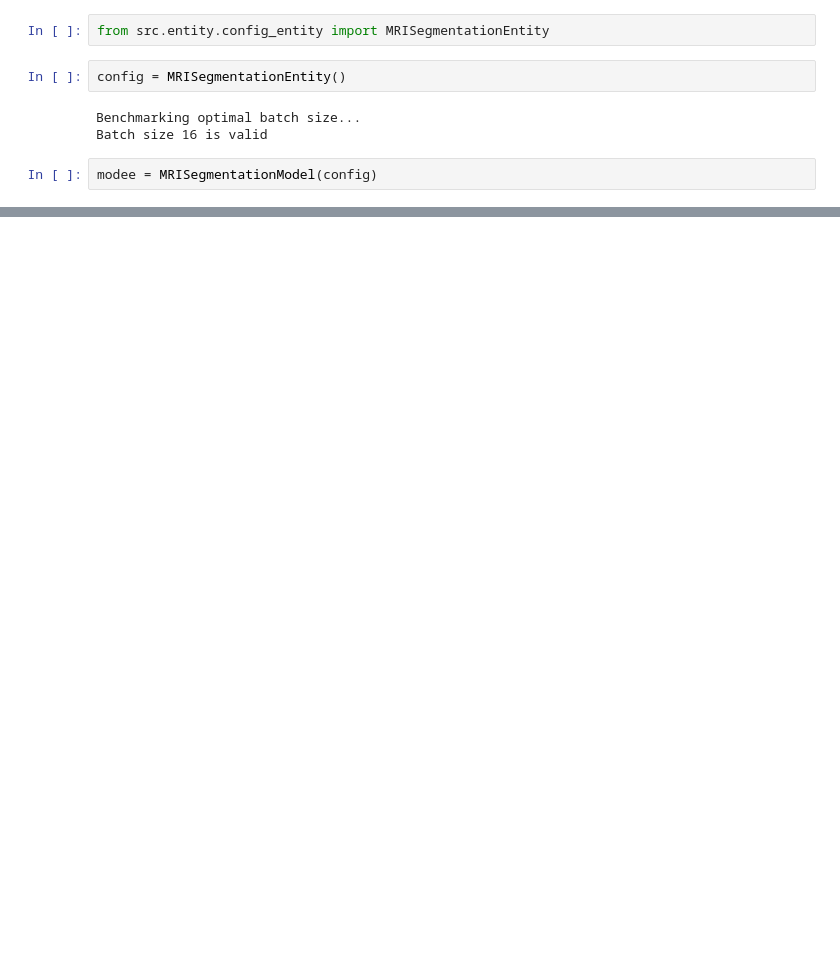
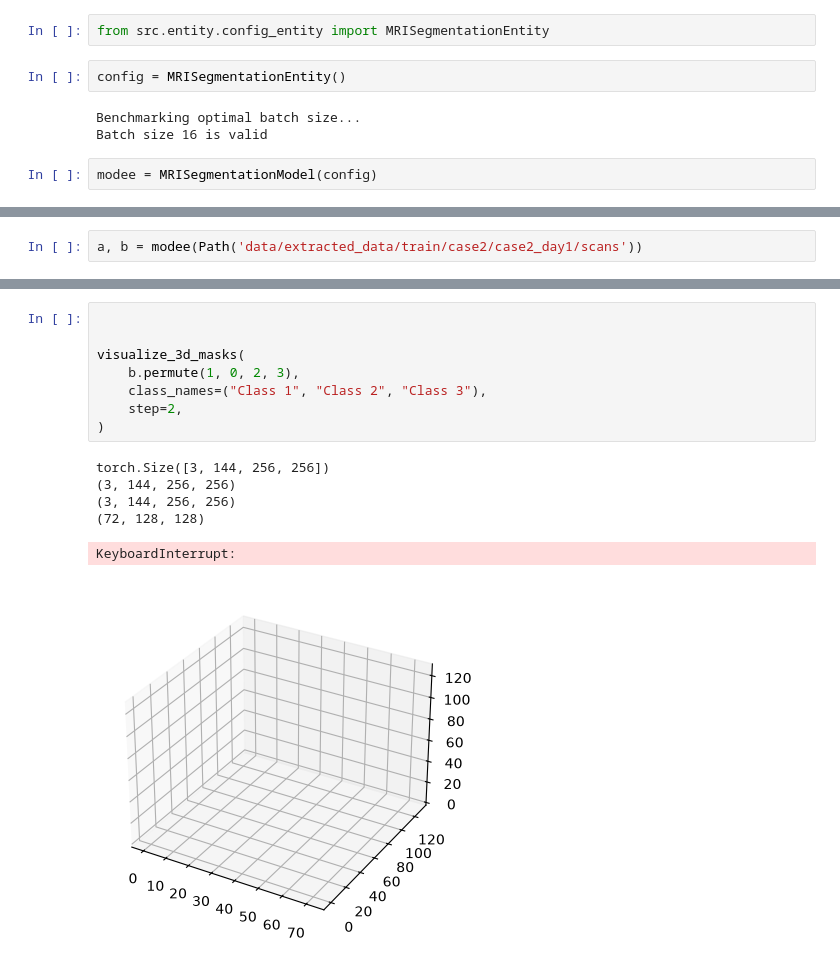
Before and after one commit to Vital-ar/MRI-segmentation-project, a Jupyter notebook: exploritary/mri_model_with_corrections_exp.ipynb, the cells around one changed output, grey strips where cells are left out. Drawn from its saved outputs; the diff is of its cells as text; blank space fills up the shorter version.

```diff
--- a/exploritary/mri_model_with_corrections_exp.ipynb
+++ b/exploritary/mri_model_with_corrections_exp.ipynb
@@ -194,0 +207,2 @@ modee = MRISegmentationModel(config)
+# %%
+a, b = modee(Path('data/extracted_data/train/case2/case2_day1/scans'))
@@ -194,0 +318,15 @@ modee = MRISegmentationModel(config)
+# %%
+
+
+visualize_3d_masks(
+    b.permute(1, 0, 2, 3),
+    class_names=("Class 1", "Class 2", "Class 3"),
+    step=2,
+)
+# %% [output]
+torch.Size([3, 144, 256, 256])
+(3, 144, 256, 256)
+(3, 144, 256, 256)
+(72, 128, 128)
+KeyboardInterrupt:
+[figure, added]
```
Also changed, not shown: parts of 19 cells of this notebook, 3 other files.
